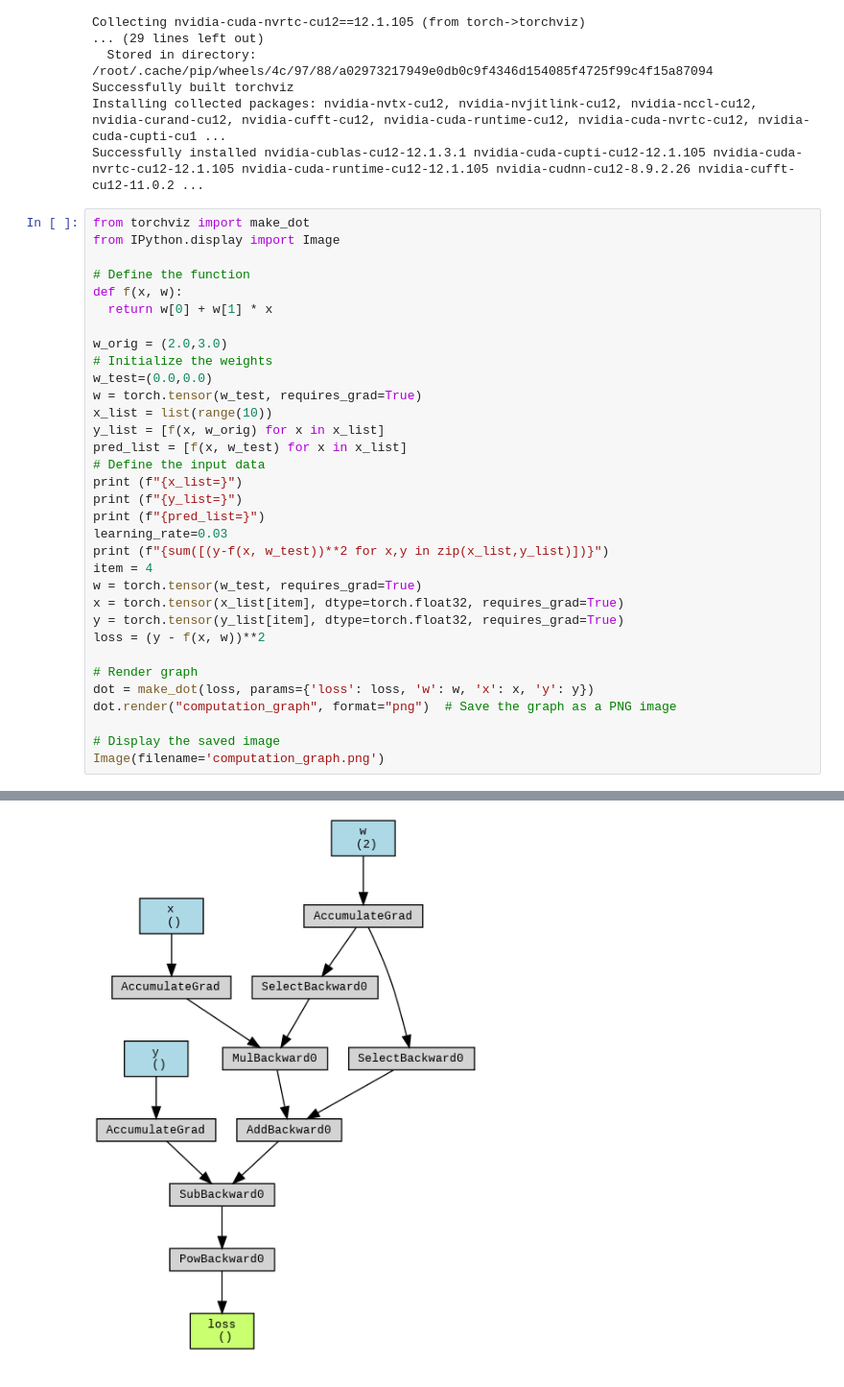
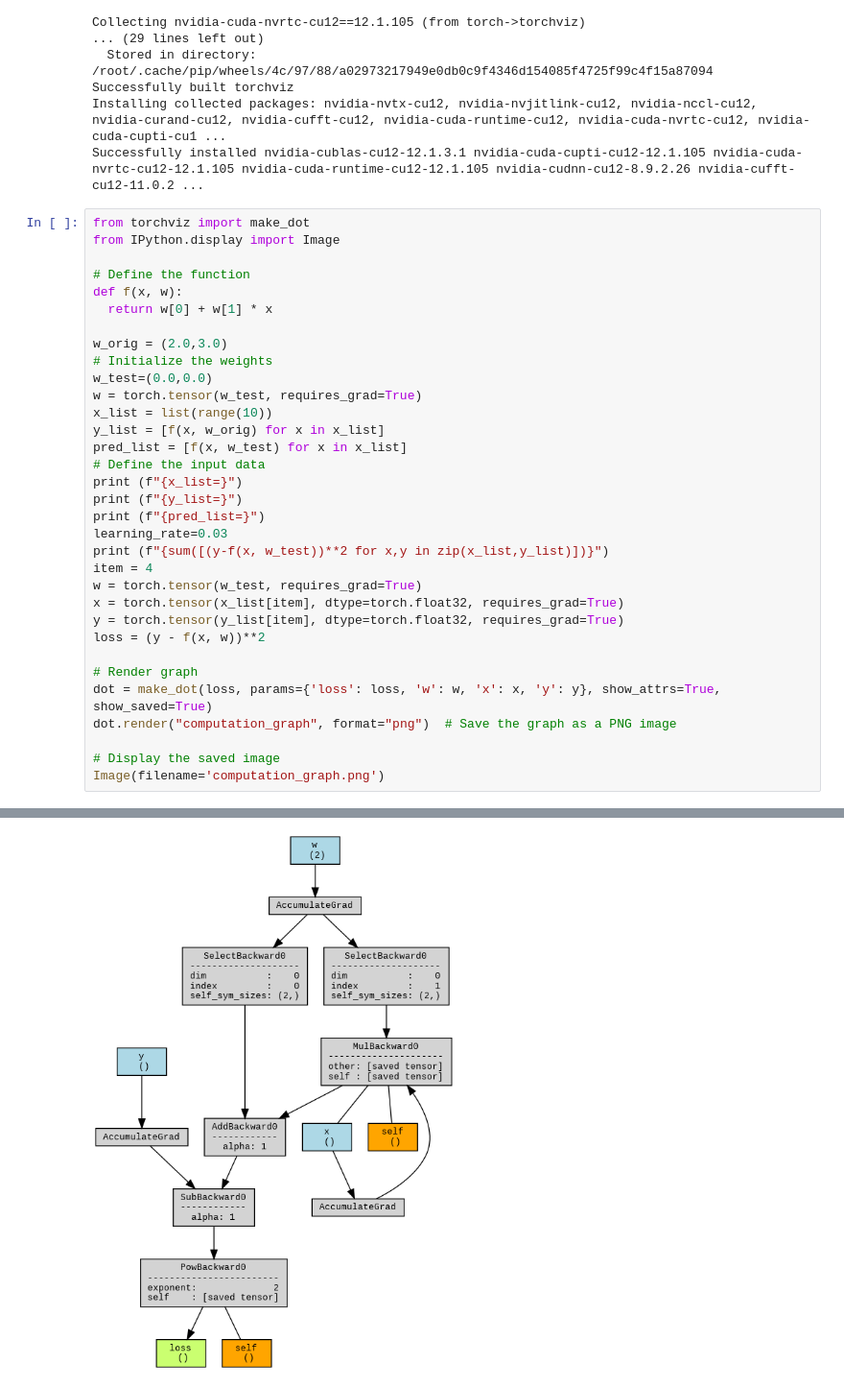
Before and after one commit to everestso/Summer24, a Jupyter notebook: SimpleGrad1.ipynb, the cells around one changed output, grey strips where cells are left out. Shown at 96% size. Cells and saved outputs as stored; diff of their text form.

```diff
--- a/SimpleGrad1.ipynb
+++ b/SimpleGrad1.ipynb
@@ -139,32 +139,32 @@ def f(x, w):
 
 w_orig = (2.0,3.0)
 # Initialize the weights
 w_test=(0.0,0.0)
 w = torch.tensor(w_test, requires_grad=True)
 x_list = list(range(10))
 y_list = [f(x, w_orig) for x in x_list]
 pred_list = [f(x, w_test) for x in x_list]
 # Define the input data
 print (f"{x_list=}")
 print (f"{y_list=}")
 print (f"{pred_list=}")
 learning_rate=0.03
 print (f"{sum([(y-f(x, w_test))**2 for x,y in zip(x_list,y_list)])}")
 item = 4
 w = torch.tensor(w_test, requires_grad=True)
 x = torch.tensor(x_list[item], dtype=torch.float32, requires_grad=True)
 y = torch.tensor(y_list[item], dtype=torch.float32, requires_grad=True)
 loss = (y - f(x, w))**2
 
 # Render graph
-dot = make_dot(loss, params={'loss': loss, 'w': w, 'x': x, 'y': y})
+dot = make_dot(loss, params={'loss': loss, 'w': w, 'x': x, 'y': y}, show_attrs=True, show_saved=True)
 dot.render("computation_graph", format="png")  # Save the graph as a PNG image
 
 # Display the saved image
 Image(filename='computation_graph.png')
 # %% [output]
 x_list=[0, 1, 2, 3, 4, 5, 6, 7, 8, 9]
 y_list=[2.0, 5.0, 8.0, 11.0, 14.0, 17.0, 20.0, 23.0, 26.0, 29.0]
 pred_list=[0.0, 0.0, 0.0, 0.0, 0.0, 0.0, 0.0, 0.0, 0.0, 0.0]
 3145.0
-[figure, old version]
+[figure, new version]
```
